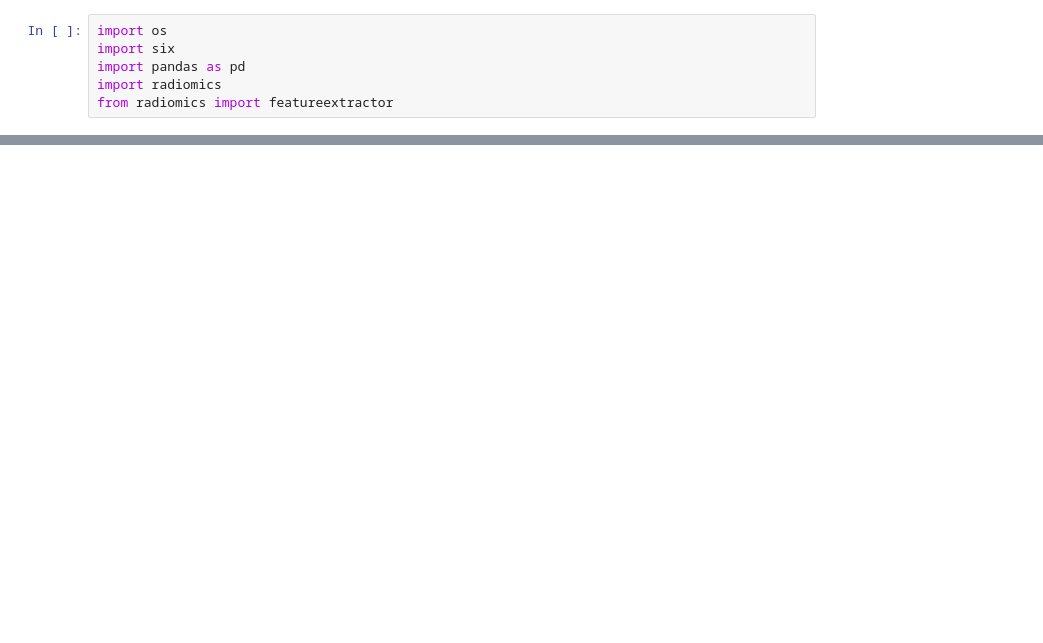
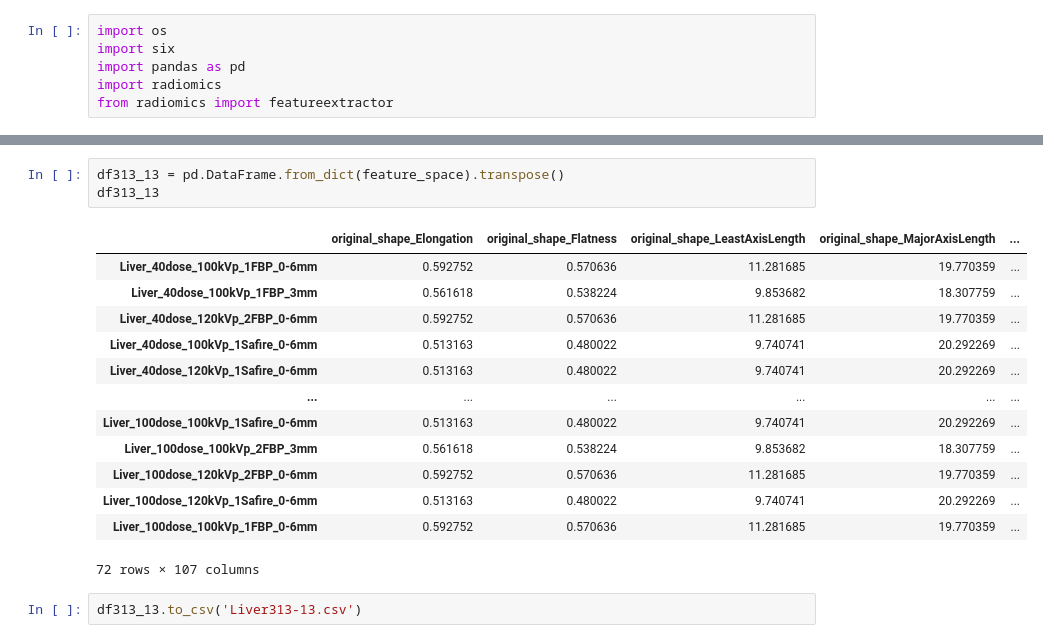
Before and after one commit to Dark-eXe/Radiomics-Xtraction, a Jupyter notebook: Xtraction.ipynb, the cells around one changed output, grey strips where cells are left out. Cells and saved outputs as stored; diff of their text form; blank space fills up the shorter version.

```diff
--- a/Xtraction.ipynb
+++ b/Xtraction.ipynb
@@ -76,0 +567,19 @@ df.to_csv('Water_40dose.csv')
+# %%
+df313_13 = pd.DataFrame.from_dict(feature_space).transpose()
+df313_13
+# %% [output]
+|  | original_shape_Elongation | original_shape_Flatness | original_shape_LeastAxisLength | original_shape_MajorAxisLength | ... |
+| Liver_40dose_100kVp_1FBP_0-6mm | 0.592752 | 0.570636 | 11.281685 | 19.770359 | ... |
+| Liver_40dose_100kVp_1FBP_3mm | 0.561618 | 0.538224 | 9.853682 | 18.307759 | ... |
+| Liver_40dose_120kVp_2FBP_0-6mm | 0.592752 | 0.570636 | 11.281685 | 19.770359 | ... |
+| Liver_40dose_100kVp_1Safire_0-6mm | 0.513163 | 0.480022 | 9.740741 | 20.292269 | ... |
+| Liver_40dose_120kVp_1Safire_0-6mm | 0.513163 | 0.480022 | 9.740741 | 20.292269 | ... |
+| ... | ... | ... | ... | ... | ... |
+| Liver_100dose_100kVp_1Safire_0-6mm | 0.513163 | 0.480022 | 9.740741 | 20.292269 | ... |
+| Liver_100dose_100kVp_2FBP_3mm | 0.561618 | 0.538224 | 9.853682 | 18.307759 | ... |
+| Liver_100dose_120kVp_2FBP_0-6mm | 0.592752 | 0.570636 | 11.281685 | 19.770359 | ... |
+| Liver_100dose_120kVp_1Safire_0-6mm | 0.513163 | 0.480022 | 9.740741 | 20.292269 | ... |
+| Liver_100dose_100kVp_1FBP_0-6mm | 0.592752 | 0.570636 | 11.281685 | 19.770359 | ... |
+72 rows × 107 columns
+# %%
+df313_13.to_csv('Liver313-13.csv')
```
Also changed, not shown: parts of 44 cells of this notebook, 27 other files.
